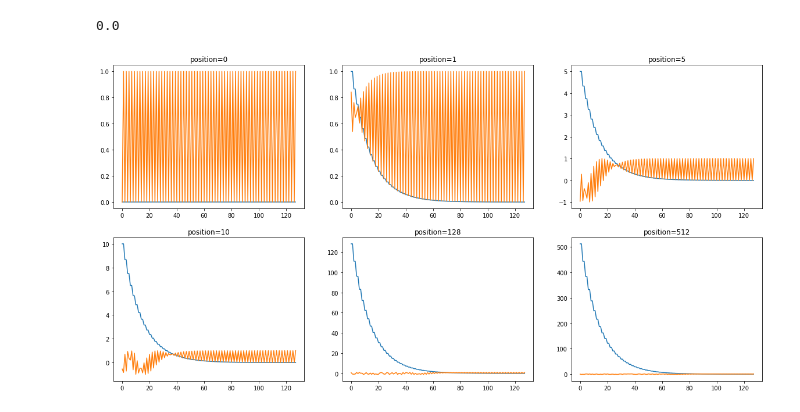
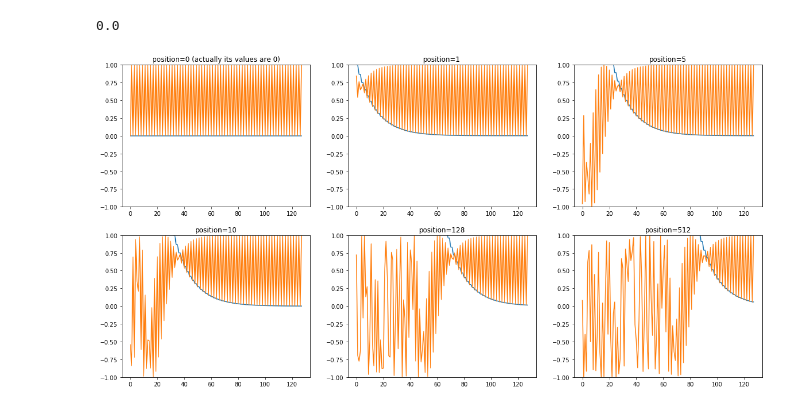
Before and after one commit to TanUkkii007/deepvoice3_pytorch, a Jupyter notebook: deepvoice3_pytorch/modules.ipynb, the cells around one changed output. Drawn from its saved outputs; the diff is of its cells as text; code cells hidden in the pictures.

```diff
--- a/deepvoice3_pytorch/modules.ipynb
+++ b/deepvoice3_pytorch/modules.ipynb
@@ -111,21 +111,25 @@ np.abs(ax - bx).mean()
 # %%
 d_pos_vec = 128
 
 def single_position(position_idx, d_pos_vec, position_rate=1.0):
     pos = [position_rate * position_idx / np.power(10000, 2 * (i // 2) / d_pos_vec) for i in range(d_pos_vec)]
     pos_sinusoidal = pos.copy()
 
     pos_sinusoidal[0::2] = np.sin(pos_sinusoidal[0::2])
     pos_sinusoidal[1::2] = np.cos(pos_sinusoidal[1::2])
     return pos, pos_sinusoidal
 
 plt.figure(figsize=(20, 10))
 
 for i, pos in enumerate([0, 1, 5, 10, 128, 512], 1):
     pos_exp, pos_sinusoidal = single_position(pos, d_pos_vec)
     plt.subplot(2,3, i)
-    plt.title("position={}".format(pos))
+    if pos == 0:
+        plt.title("position={} (actually its values are 0)".format(pos))
+    else:
+        plt.title("position={}".format(pos))
+    plt.ylim(-1, 1)
     plt.plot(pos_exp)
     plt.plot(pos_sinusoidal)
 # %% [output]
-[figure, old version]
+[figure, new version]
```
Also changed, not shown: parts of 5 cells of this notebook.
